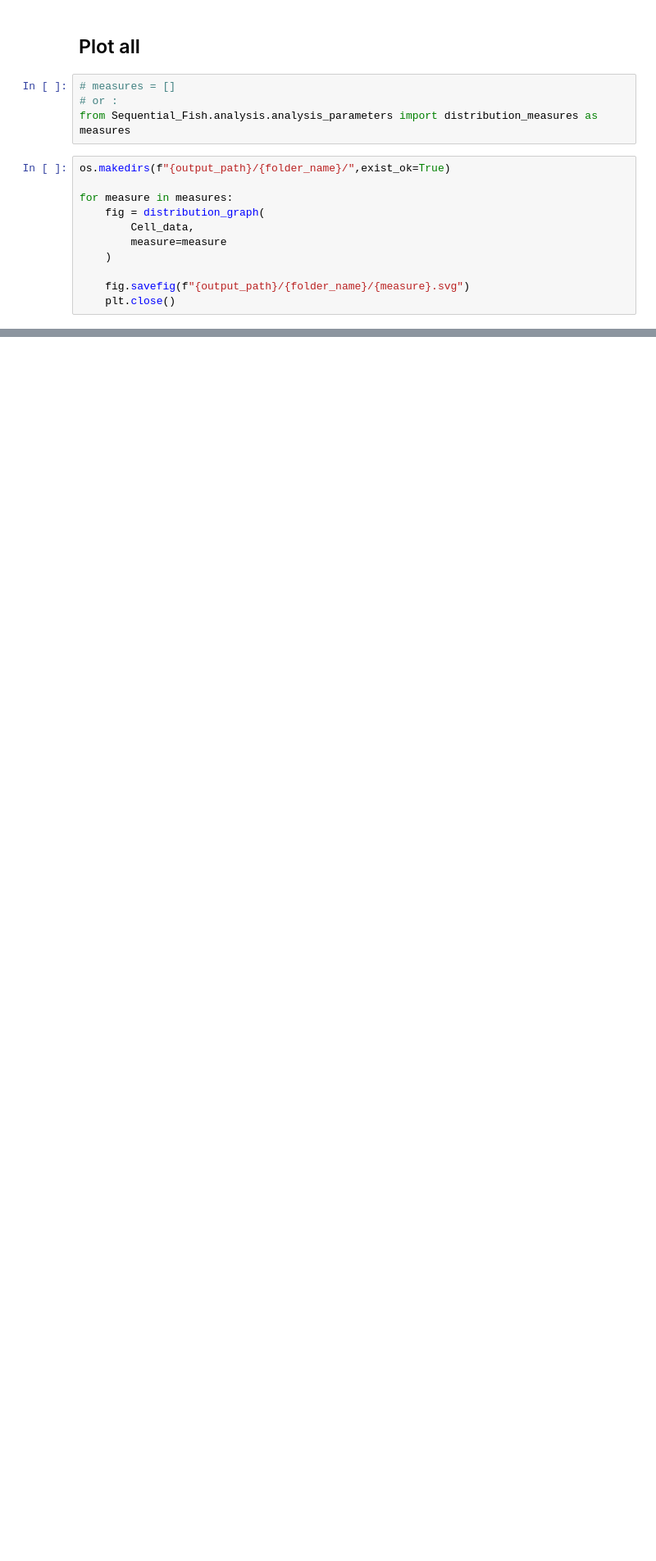
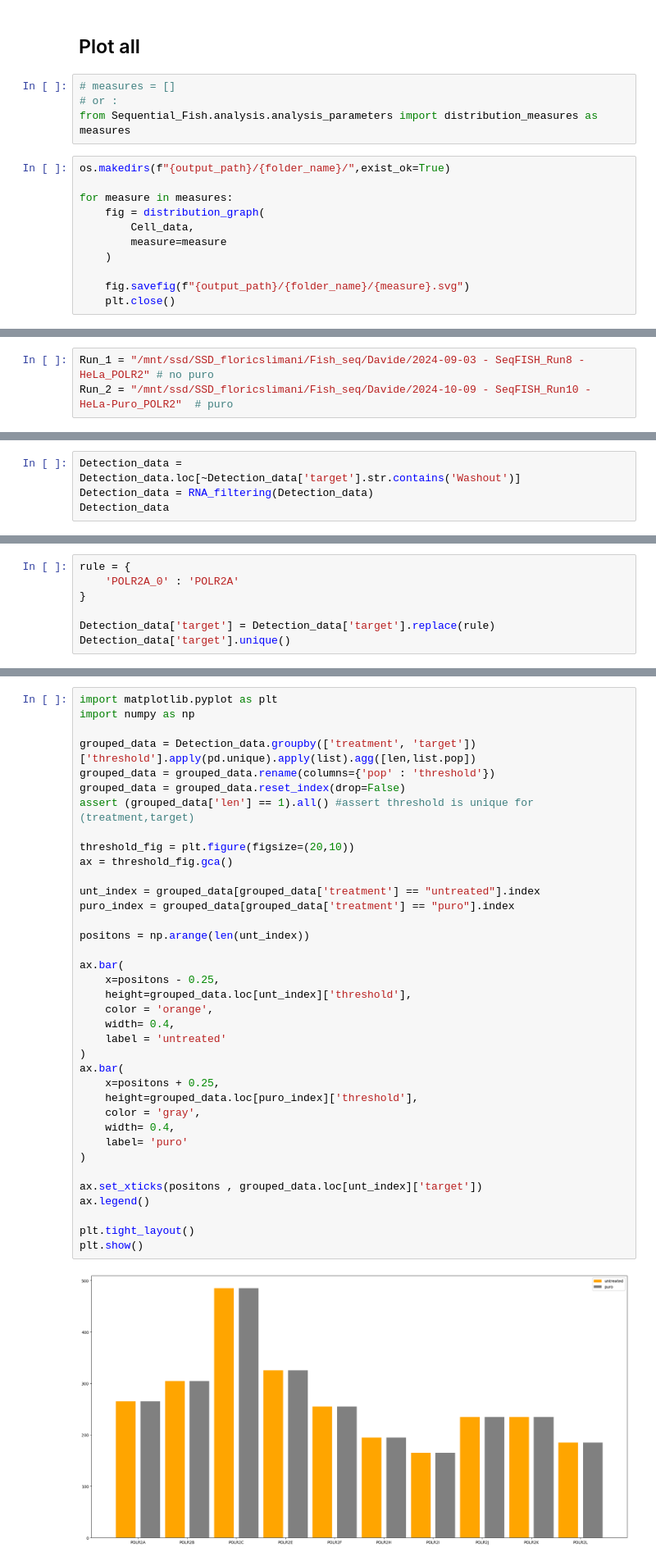
Before and after one commit to 2Echoes/Sequential_Fish, a Jupyter notebook: analysis/Custom_graph.ipynb, the cells around one changed output, grey strips where cells are left out. Shown at 82% size. Cells and saved outputs as stored; diff of their text form; blank space fills up the shorter version.

```diff
--- a/analysis/Custom_graph.ipynb
+++ b/analysis/Custom_graph.ipynb
@@ -153,0 +271,3 @@ for measure in measures:
+# %%
+Run_1 = "/mnt/ssd/SSD_floricslimani/Fish_seq/Davide/2024-09-03 - SeqFISH_Run8 - HeLa_POLR2" # no puro
+Run_2 = "/mnt/ssd/SSD_floricslimani/Fish_seq/Davide/2024-10-09 - SeqFISH_Run10 - HeLa-Puro_POLR2"  # puro
@@ -153,0 +299,4 @@ for measure in measures:
+# %%
+Detection_data = Detection_data.loc[~Detection_data['target'].str.contains('Washout')]
+Detection_data = RNA_filtering(Detection_data)
+Detection_data
@@ -153,0 +321,7 @@ for measure in measures:
+# %%
+rule = {
+    'POLR2A_0' : 'POLR2A'
+}
+
+Detection_data['target'] = Detection_data['target'].replace(rule)
+Detection_data['target'].unique()
@@ -153,0 +331,39 @@ for measure in measures:
+# %%
+import matplotlib.pyplot as plt
+import numpy as np
+
+grouped_data = Detection_data.groupby(['treatment', 'target'])['threshold'].apply(pd.unique).apply(list).agg([len,list.pop])
+grouped_data = grouped_data.rename(columns={'pop' : 'threshold'})
+grouped_data = grouped_data.reset_index(drop=False)
+assert (grouped_data['len'] == 1).all() #assert threshold is unique for (treatment,target)
+
+threshold_fig = plt.figure(figsize=(20,10))
+ax = threshold_fig.gca()
+
+unt_index = grouped_data[grouped_data['treatment'] == "untreated"].index
+puro_index = grouped_data[grouped_data['treatment'] == "puro"].index
+
+positons = np.arange(len(unt_index))
+
+ax.bar(
+    x=positons - 0.25,
+    height=grouped_data.loc[unt_index]['threshold'],
+    color = 'orange',
+    width= 0.4,
+    label = 'untreated'
+)
+ax.bar(
+    x=positons + 0.25,
+    height=grouped_data.loc[puro_index]['threshold'],
+    color = 'gray',
+    width= 0.4,
+    label= 'puro'
+)
+
+ax.set_xticks(positons , grouped_data.loc[unt_index]['target'])
+ax.legend()
+
+plt.tight_layout()
+plt.show()
+# %% [output]
+[figure, added]
```
Also changed, not shown: parts of 25 cells of this notebook, 4 other files.
